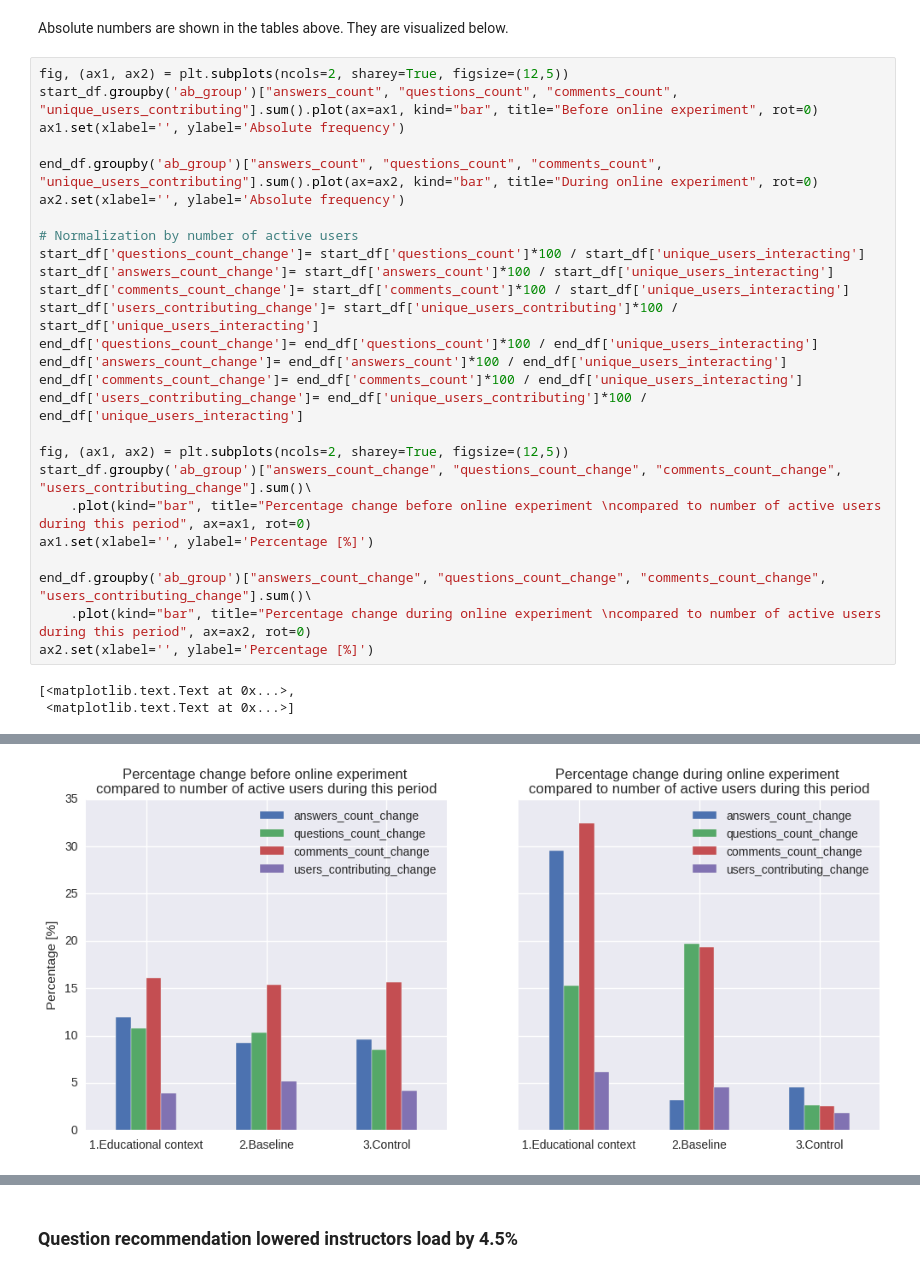
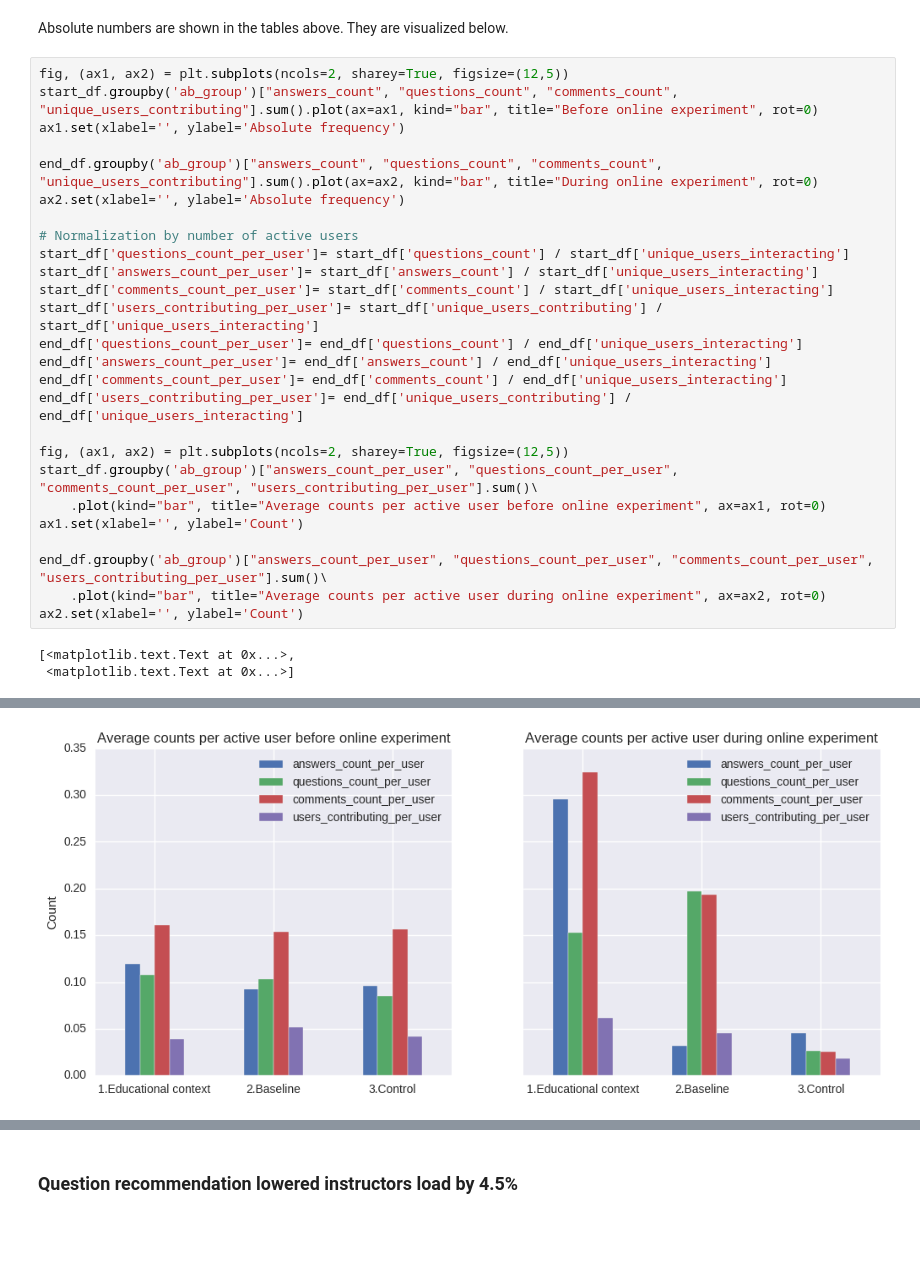
Before and after one commit to dmacjam/dp-analysis-evaluation, a Jupyter notebook: Online Evaluation.ipynb, the cells around one changed output, grey strips where cells are left out. Cells and saved outputs as stored; diff of their text form; blank space fills up the shorter version.

Commit message:
Add users using CQA forum. Fix average counts per active user.

```diff
--- a/Online Evaluation.ipynb
+++ b/Online Evaluation.ipynb
@@ -423,32 +443,32 @@ Absolute numbers are shown in the tables above. They are visualized below.
 # %%
 fig, (ax1, ax2) = plt.subplots(ncols=2, sharey=True, figsize=(12,5))
 start_df.groupby('ab_group')["answers_count", "questions_count", "comments_count", "unique_users_contributing"].sum().plot(ax=ax1, kind="bar", title="Before online experiment", rot=0)
 ax1.set(xlabel='', ylabel='Absolute frequency')
 
 end_df.groupby('ab_group')["answers_count", "questions_count", "comments_count", "unique_users_contributing"].sum().plot(ax=ax2, kind="bar", title="During online experiment", rot=0)
 ax2.set(xlabel='', ylabel='Absolute frequency')
 
 # Normalization by number of active users
-start_df['questions_count_change']= start_df['questions_count']*100 / start_df['unique_users_interacting']
-start_df['answers_count_change']= start_df['answers_count']*100 / start_df['unique_users_interacting']
-start_df['comments_count_change']= start_df['comments_count']*100 / start_df['unique_users_interacting']
-start_df['users_contributing_change']= start_df['unique_users_contributing']*100 / start_df['unique_users_interacting']
-end_df['questions_count_change']= end_df['questions_count']*100 / end_df['unique_users_interacting']
-end_df['answers_count_change']= end_df['answers_count']*100 / end_df['unique_users_interacting']
-end_df['comments_count_change']= end_df['comments_count']*100 / end_df['unique_users_interacting']
-end_df['users_contributing_change']= end_df['unique_users_contributing']*100 / end_df['unique_users_interacting']
+start_df['questions_count_per_user']= start_df['questions_count'] / start_df['unique_users_interacting']
+start_df['answers_count_per_user']= start_df['answers_count'] / start_df['unique_users_interacting']
+start_df['comments_count_per_user']= start_df['comments_count'] / start_df['unique_users_interacting']
+start_df['users_contributing_per_user']= start_df['unique_users_contributing'] / start_df['unique_users_interacting']
+end_df['questions_count_per_user']= end_df['questions_count'] / end_df['unique_users_interacting']
+end_df['answers_count_per_user']= end_df['answers_count'] / end_df['unique_users_interacting']
+end_df['comments_count_per_user']= end_df['comments_count'] / end_df['unique_users_interacting']
+end_df['users_contributing_per_user']= end_df['unique_users_contributing'] / end_df['unique_users_interacting']
 
 fig, (ax1, ax2) = plt.subplots(ncols=2, sharey=True, figsize=(12,5))
-start_df.groupby('ab_group')["answers_count_change", "questions_count_change", "comments_count_change", "users_contributing_change"].sum()\
-    .plot(kind="bar", title="Percentage change before online experiment \ncompared to number of active users during this period", ax=ax1, rot=0)
-ax1.set(xlabel='', ylabel='Percentage [%]')
+start_df.groupby('ab_group')["answers_count_per_user", "questions_count_per_user", "comments_count_per_user", "users_contributing_per_user"].sum()\
+    .plot(kind="bar", title="Average counts per active user before online experiment", ax=ax1, rot=0)
+ax1.set(xlabel='', ylabel='Count')
 
-end_df.groupby('ab_group')["answers_count_change", "questions_count_change", "comments_count_change", "users_contributing_change"].sum()\
-    .plot(kind="bar", title="Percentage change during online experiment \ncompared to number of active users during this period", ax=ax2, rot=0)
-ax2.set(xlabel='', ylabel='Percentage [%]')
+end_df.groupby('ab_group')["answers_count_per_user", "questions_count_per_user", "comments_count_per_user", "users_contributing_per_user"].sum()\
+    .plot(kind="bar", title="Average counts per active user during online experiment", ax=ax2, rot=0)
+ax2.set(xlabel='', ylabel='Count')
 # %% [output]
 [<matplotlib.text.Text at 0x...>,
  <matplotlib.text.Text at 0x...>]
 [figure]
-[figure, old version]
+[figure, new version]
 # %% [markdown]
```
Also changed, not shown: parts of 13 cells of this notebook.
